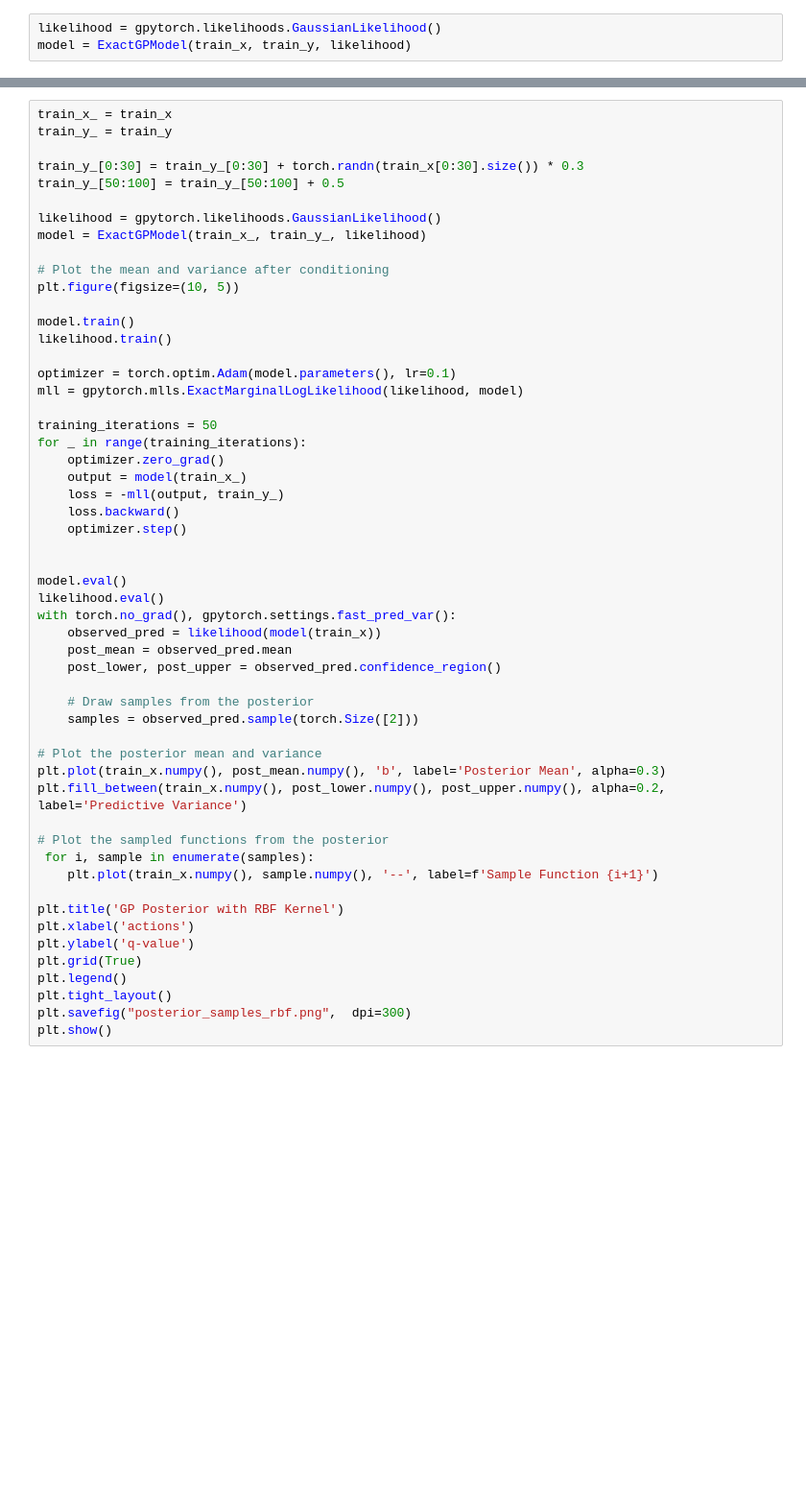
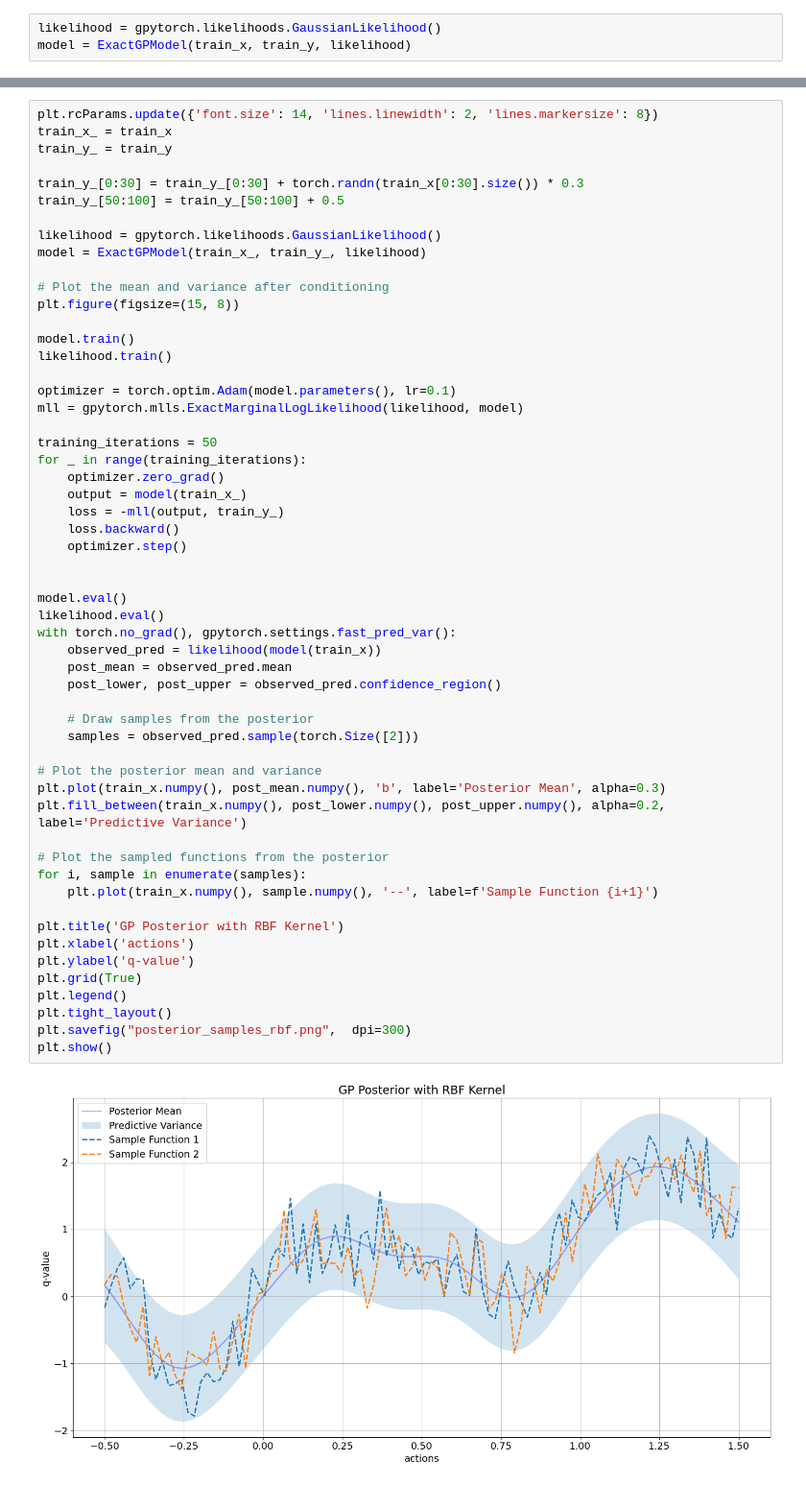
Before and after one commit to matthjs/BachelorProject, a Jupyter notebook: notebooks/gp/gp_prior.ipynb, the cells around one changed output, grey strips where cells are left out. Shown at 96% size. Cells and saved outputs as stored; diff of their text form; blank space fills up the shorter version.

```diff
--- a/notebooks/gp/gp_prior.ipynb
+++ b/notebooks/gp/gp_prior.ipynb
@@ -132,4 +132,5 @@ for kernel_name, kernel in zip(kernel_names, kernels):
 # %%
+plt.rcParams.update({'font.size': 14, 'lines.linewidth': 2, 'lines.markersize': 8})
 train_x_ = train_x
 train_y_ = train_y
 
@@ -140,7 +141,7 @@ likelihood = gpytorch.likelihoods.GaussianLikelihood()
 model = ExactGPModel(train_x_, train_y_, likelihood)
 
 # Plot the mean and variance after conditioning
-plt.figure(figsize=(10, 5))
+plt.figure(figsize=(15, 8))
 
 model.train()
 likelihood.train()
@@ -155,31 +156,33 @@ for _ in range(training_iterations):
     loss = -mll(output, train_y_)
     loss.backward()
     optimizer.step()
 
 
 model.eval()
 likelihood.eval()
 with torch.no_grad(), gpytorch.settings.fast_pred_var():
     observed_pred = likelihood(model(train_x))
     post_mean = observed_pred.mean
     post_lower, post_upper = observed_pred.confidence_region()
 
     # Draw samples from the posterior
     samples = observed_pred.sample(torch.Size([2]))
 
 # Plot the posterior mean and variance
 plt.plot(train_x.numpy(), post_mean.numpy(), 'b', label='Posterior Mean', alpha=0.3)
 plt.fill_between(train_x.numpy(), post_lower.numpy(), post_upper.numpy(), alpha=0.2, label='Predictive Variance')
 
 # Plot the sampled functions from the posterior
- for i, sample in enumerate(samples):
+for i, sample in enumerate(samples):
     plt.plot(train_x.numpy(), sample.numpy(), '--', label=f'Sample Function {i+1}')
 
 plt.title('GP Posterior with RBF Kernel')
 plt.xlabel('actions')
 plt.ylabel('q-value')
 plt.grid(True)
 plt.legend()
 plt.tight_layout()
 plt.savefig("posterior_samples_rbf.png",  dpi=300)
 plt.show()
+# %% [output]
+[figure, added]
```
Also changed, not shown: parts of 2 cells of this notebook, 12 other files.
